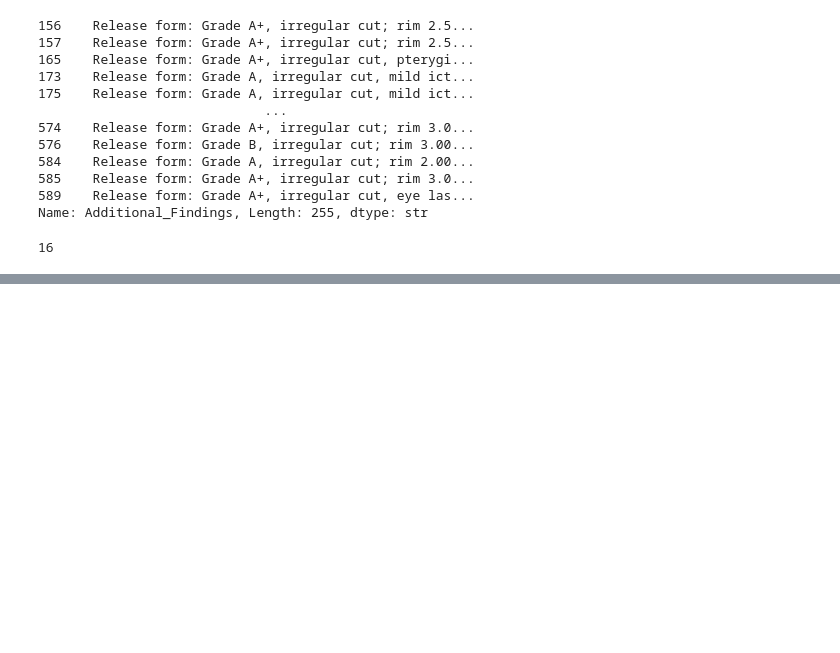
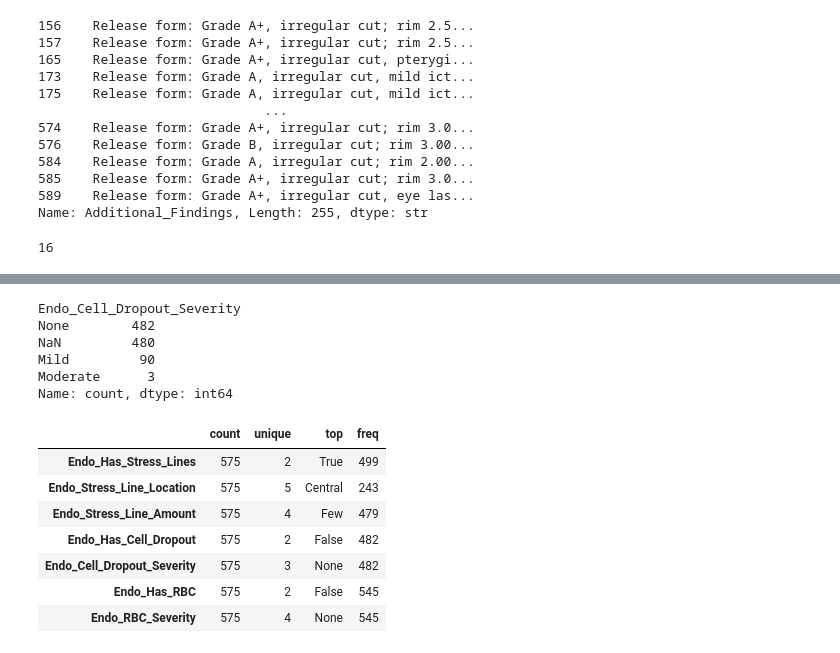
Before and after one commit to Pulitha-m/xai-cornea-grading, a Jupyter notebook: ml/grading/notebooks/02_data_cleaning.ipynb, the cells around one changed output, grey strips where cells are left out. Cells and saved outputs as stored; diff of their text form; code cells hidden in the pictures; blank space fills up the shorter version.

Commit message:
feat(grading): extract structured clinical findings

```diff
--- a/ml/grading/notebooks/02_data_cleaning.ipynb
+++ b/ml/grading/notebooks/02_data_cleaning.ipynb
@@ -430,0 +780,5 @@ len(leakage_columns)
+# %%
+df["Recipient_Age_Clean"] = pd.to_numeric(
+    df["Recipient_Age_Clean"],
+    errors="coerce"
+)
@@ -430,0 +1117,5 @@ len(leakage_columns)
+# %%
+df["Stroma_Clear_Area_Diameter_mm"] = pd.to_numeric(
+    df["Stroma_Clear_Area_Diameter_mm"],
+    errors="coerce"
+)
@@ -430,0 +1634,53 @@ len(leakage_columns)
+# %%
+def extract_cell_dropout_severity(value):
+    if pd.isna(value):
+        return pd.NA
+
+    text = str(value).lower()
+
+    if "cell drop" not in text:
+        return "None"
+
+    if "moderate" in text:
+        return "Moderate"
+
+    if "mild" in text:
+        return "Mild"
+
+    return "Unspecified"
+
+
+df["Endo_Cell_Dropout_Severity"] = (
+    df["Endothelium_Findings"]
+    .apply(extract_cell_dropout_severity)
+)
+# %%
+print(df["Endo_Cell_Dropout_Severity"].value_counts(dropna=False))
+# %% [output]
+Endo_Cell_Dropout_Severity
+None        482
+NaN         480
+Mild         90
+Moderate      3
+Name: count, dtype: int64
+# %%
+endo_features = [
+    "Endo_Has_Stress_Lines",
+    "Endo_Stress_Line_Location",
+    "Endo_Stress_Line_Amount",
+    "Endo_Has_Cell_Dropout",
+    "Endo_Cell_Dropout_Severity",
+    "Endo_Has_RBC",
+    "Endo_RBC_Severity",
+]
+
+df[endo_features].describe(include="all").T
+# %% [output]
+|  | count | unique | top | freq |
+| Endo_Has_Stress_Lines | 575 | 2 | True | 499 |
+| Endo_Stress_Line_Location | 575 | 5 | Central | 243 |
+| Endo_Stress_Line_Amount | 575 | 4 | Few | 479 |
+| Endo_Has_Cell_Dropout | 575 | 2 | False | 482 |
+| Endo_Cell_Dropout_Severity | 575 | 3 | None | 482 |
+| Endo_Has_RBC | 575 | 2 | False | 545 |
+| Endo_RBC_Severity | 575 | 4 | None | 545 |
```
Also changed, not shown: parts of 89 cells of this notebook.
